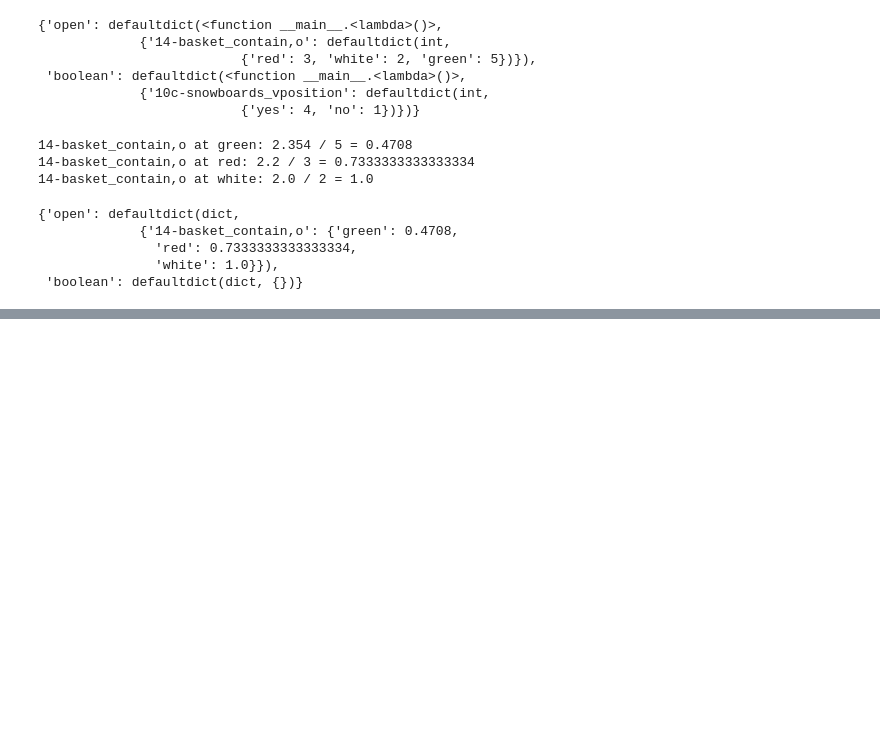
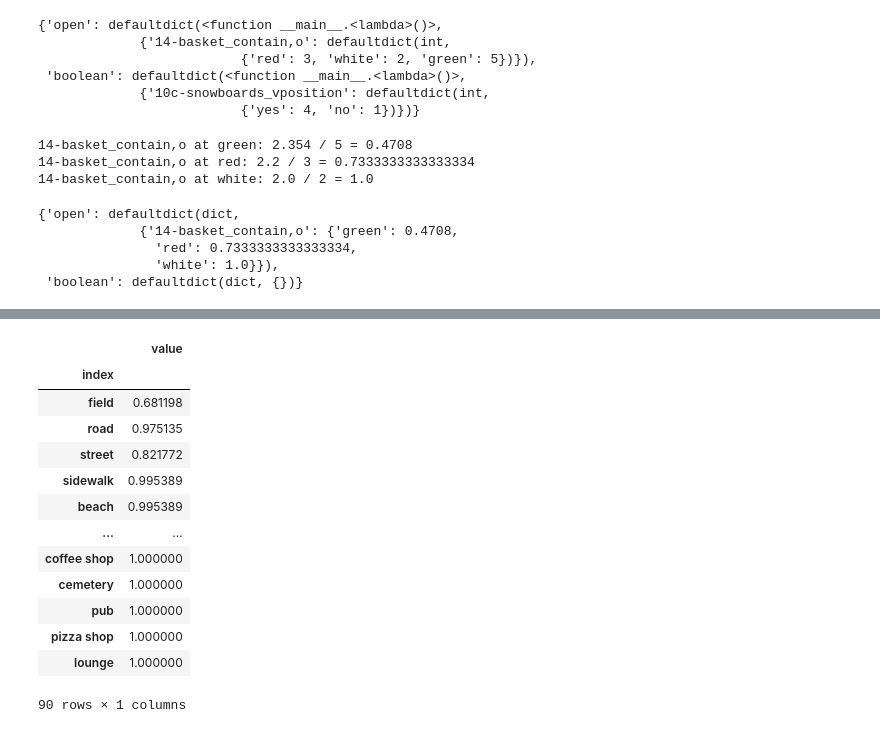
Before and after one commit to MagnusOstertag/GQA_reproduction, a Jupyter notebook: using_gqa.ipynb, the cells around one changed output, grey strips where cells are left out. Drawn from its saved outputs; the diff is of its cells as text; code cells hidden in the pictures; blank space fills up the shorter version.

```diff
--- a/using_gqa.ipynb
+++ b/using_gqa.ipynb
@@ -179,0 +234,4 @@ KeyError: 'compare'
+# %%
+# load the case where it works badly
+all_filtered_by_column = pd.read_csv('results/BAL_02q-place_all.csv')
+balanced_filtered_by_column = pd.read_csv('results/BAL_02q-place_balanced.csv')
@@ -179,0 +259,25 @@ KeyError: 'compare'
+# %%
+# smoother: final:b = 1, gamma = 1.05, gup = 0.02 maxGamma = 1.38
+smtr_cust = customSmoother(b = 1, gamma = 1.05, gup = 0.02, maxGamma = 1.38)
+# %%
+smoother = smtr_cust
+
+# relevant code from unbiasRatios()
+for cond in counters["open"]:
+    ansDist = counters["open"][cond]
+    answers = list(ansDist.keys())
+    if len(answers) == 1: # and cond not in ["age", ]
+        print("removedOpen", cond)
+        ratios["open"][cond][answers[0]] = min(1, float(1) / ansDist[answers[0]]) # 0.0
+    else:
+        sansDist = list(ansDist.items())
+        sansDist = sorted(sansDist, key = lambda x: x[1], reverse = True)
+        counts = [float(c) for _,c in sansDist]
+        newCounts = smoother(counts)
+        for i,c in enumerate(newCounts):
+            print(f"{cond} at {sansDist[i][0]}: {c} / {sansDist[i][1]} = {float(c) / sansDist[i][1]}")
+            ratios["open"][cond][sansDist[i][0]] = float(c) / sansDist[i][1]
+
+# relevant code from toRatios(): not possible because of the missing questionSubtypes
+
+ratios
@@ -179,0 +319,22 @@ KeyError: 'compare'
+# %%
+# iterate through ratios['open']['02q-place'] and take the keys as the index and the value as the value
+# then format it as a dataframe
+smoothed_by_column = pd.DataFrame([(k, v) for k, v in ratios['open']['02q-place'].items()], columns=['index', 'value'])
+smoothed_by_column.index = smoothed_by_column['index']
+smoothed_by_column.drop(columns=['index'], inplace=True)
+smoothed_by_column
+# %% [output]
+|  | value |
+| index |  |
+| field | 0.681198 |
+| road | 0.975135 |
+| street | 0.821772 |
+| sidewalk | 0.995389 |
+| beach | 0.995389 |
+| ... | ... |
+| coffee shop | 1.000000 |
+| cemetery | 1.000000 |
+| pub | 1.000000 |
+| pizza shop | 1.000000 |
+| lounge | 1.000000 |
+90 rows × 1 columns
```
Also changed, not shown: parts of 10 cells of this notebook, 1 other file.
